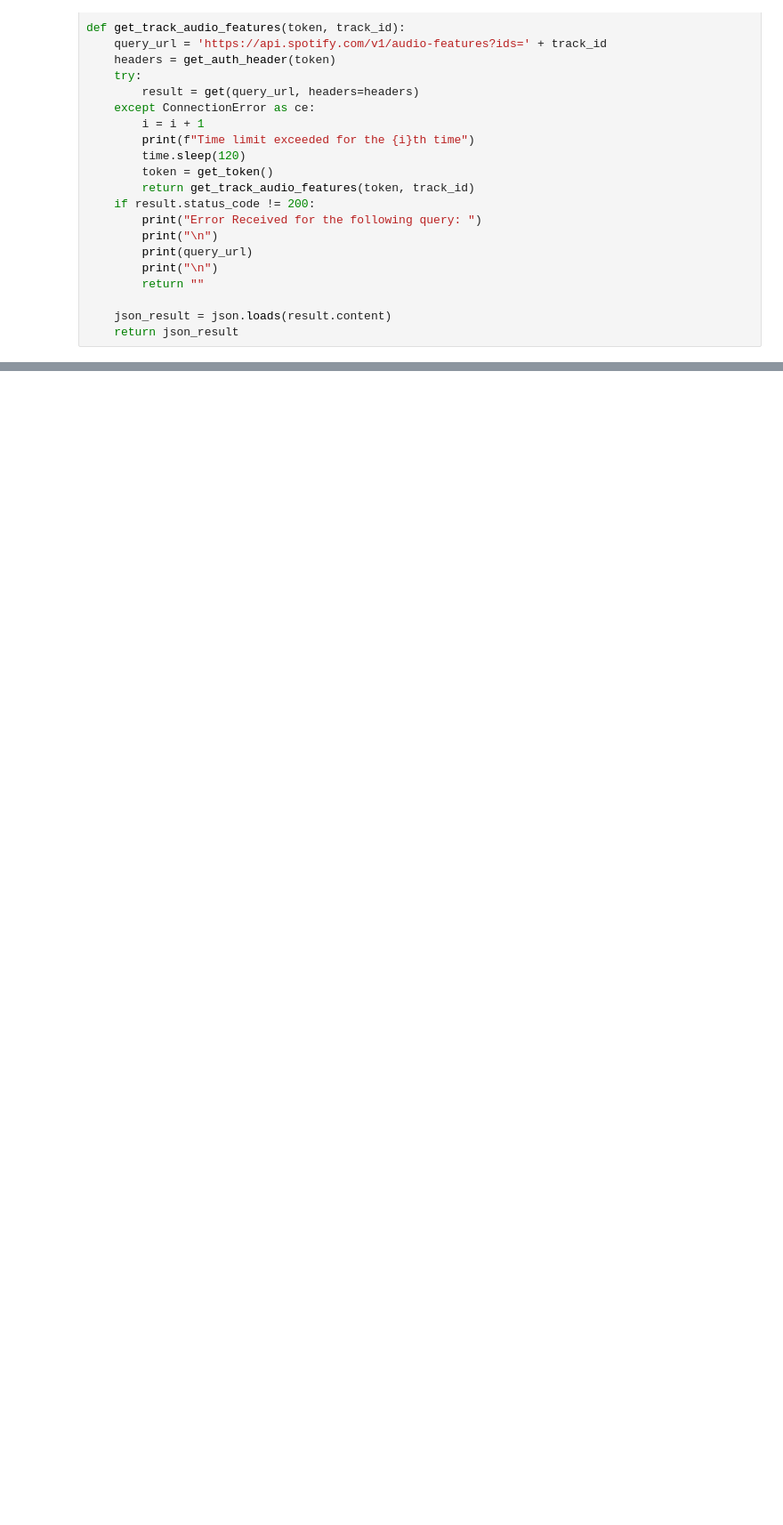
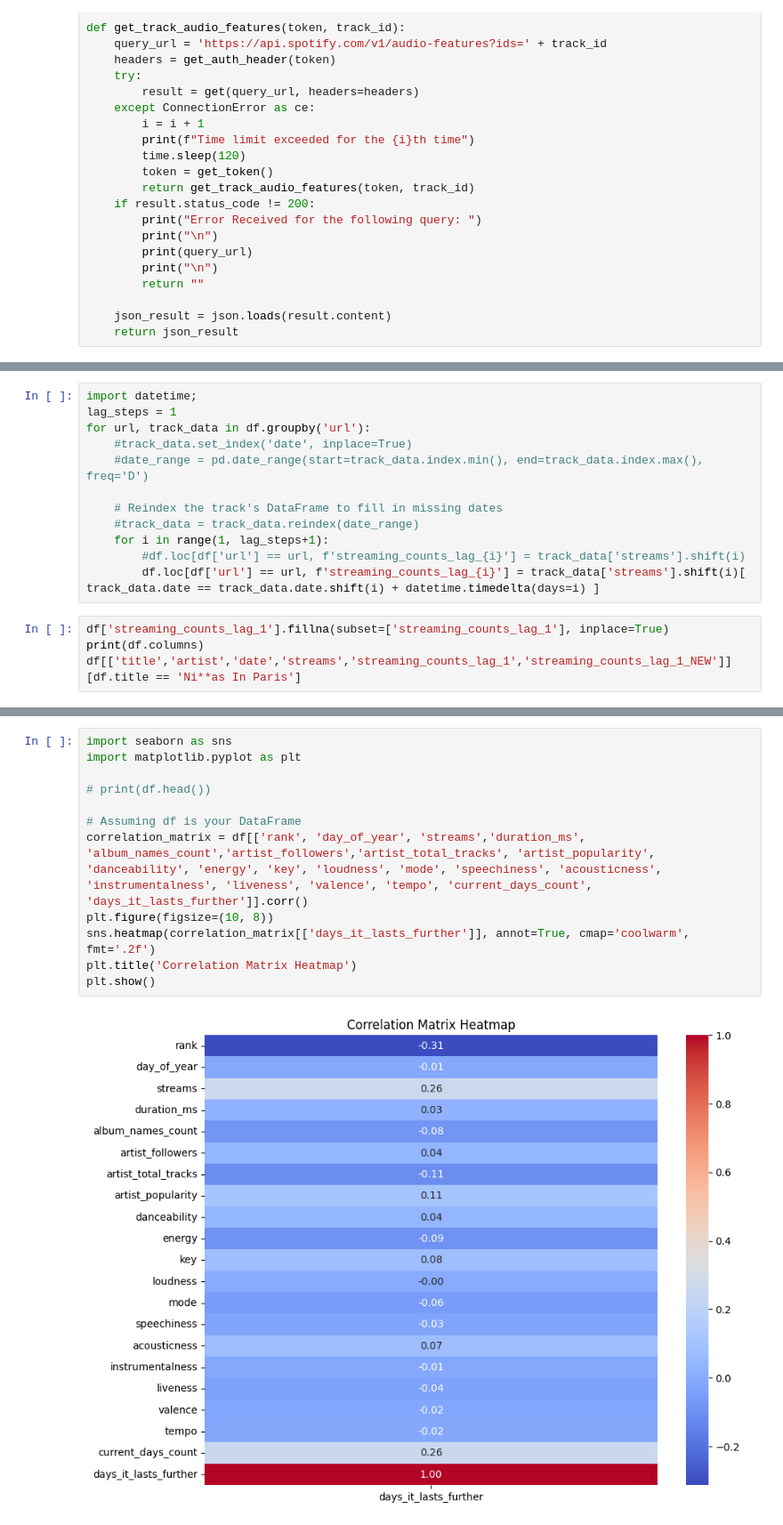
Before and after one commit to apcastillo/cse519, a Jupyter notebook: Data_Preparation.ipynb, the cells around one changed output, grey strips where cells are left out. Shown at 89% size. Saved outputs shown, nothing was run; the diff lists cells and outputs as text; blank space fills up the shorter version.

```diff
--- a/Data_Preparation.ipynb
+++ b/Data_Preparation.ipynb
@@ -240,0 +565,16 @@ df.to_csv('Final_Data.csv', index=False)
+# %%
+import datetime;
+lag_steps = 1
+for url, track_data in df.groupby('url'):
+    #track_data.set_index('date', inplace=True)
+    #date_range = pd.date_range(start=track_data.index.min(), end=track_data.index.max(), freq='D')
+
+    # Reindex the track's DataFrame to fill in missing dates
+    #track_data = track_data.reindex(date_range)
+    for i in range(1, lag_steps+1):
+        #df.loc[df['url'] == url, f'streaming_counts_lag_{i}'] = track_data['streams'].shift(i)
+        df.loc[df['url'] == url, f'streaming_counts_lag_{i}'] = track_data['streams'].shift(i)[ track_data.date == track_data.date.shift(i) + datetime.timedelta(days=i) ]
+# %%
+df['streaming_counts_lag_1'].fillna(subset=['streaming_counts_lag_1'], inplace=True)
+print(df.columns)
+df[['title','artist','date','streams','streaming_counts_lag_1','streaming_counts_lag_1_NEW']][df.title == 'Ni**as In Paris']
@@ -240,0 +632,14 @@ df.to_csv('Final_Data.csv', index=False)
+# %%
+import seaborn as sns
+import matplotlib.pyplot as plt
+
+# print(df.head())
+
+# Assuming df is your DataFrame
+correlation_matrix = df[['rank', 'day_of_year', 'streams','duration_ms', 'album_names_count','artist_followers','artist_total_tracks', 'artist_popularity', 'danceability', 'energy', 'key', 'loudness', 'mode', 'speechiness', 'acousticness', 'instrumentalness', 'liveness', 'valence', 'tempo', 'current_days_count', 'days_it_lasts_further']].corr()
+plt.figure(figsize=(10, 8))
+sns.heatmap(correlation_matrix[['days_it_lasts_further']], annot=True, cmap='coolwarm', fmt='.2f')
+plt.title('Correlation Matrix Heatmap')
+plt.show()
+# %% [output]
+[figure, added]
```
Also changed, not shown: parts of 39 cells of this notebook, 21 other files.
